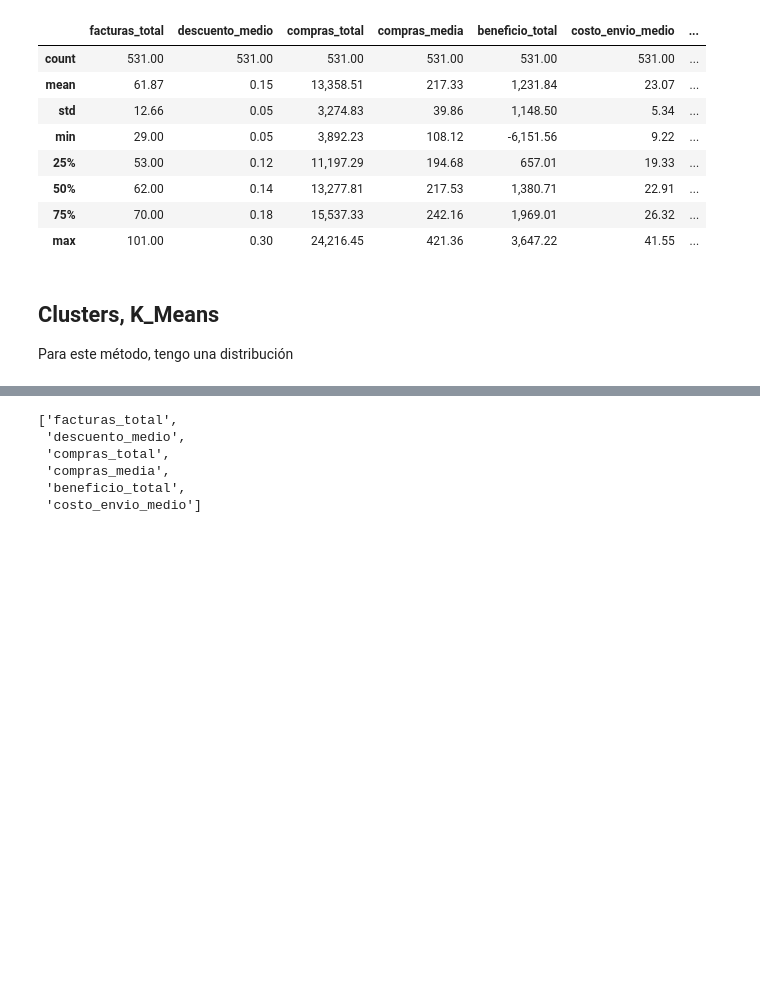
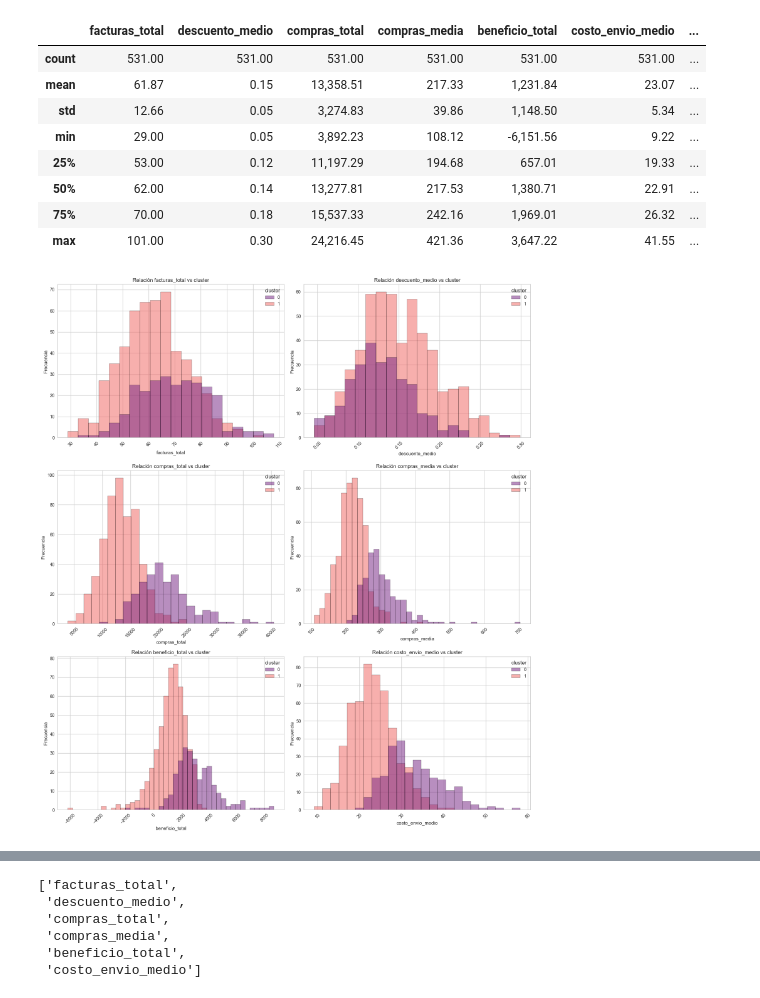
Before and after one commit to ngcarvajall/Proyecto9_Clustering_Regresion, a Jupyter notebook: Notebooks/EDA.ipynb, the cells around one changed output, grey strips where cells are left out. Drawn from its saved outputs; the diff is of its cells as text; code cells hidden in the pictures; blank space fills up the shorter version.

```diff
--- a/Notebooks/EDA.ipynb
+++ b/Notebooks/EDA.ipynb
@@ -705,7 +744,7 @@ df_clean[df_clean['cluster'] == 1].describe()
 | 50% | 62.00 | 0.14 | 13,277.81 | 217.53 | 1,380.71 | 22.91 | ... |
 | 75% | 70.00 | 0.18 | 15,537.33 | 242.16 | 1,969.01 | 26.32 | ... |
 | max | 101.00 | 0.30 | 24,216.45 | 421.36 | 3,647.22 | 41.55 | ... |
-# %% [markdown]
-## Clusters, K_Means
-
-Para este método, tengo una distribución
+# %%
+f.graficar_relaciones_numericas(df_clean, 'cluster')
+# %% [output]
+[figure, added]
```
Also changed, not shown: parts of 28 cells of this notebook, 1 other file.
